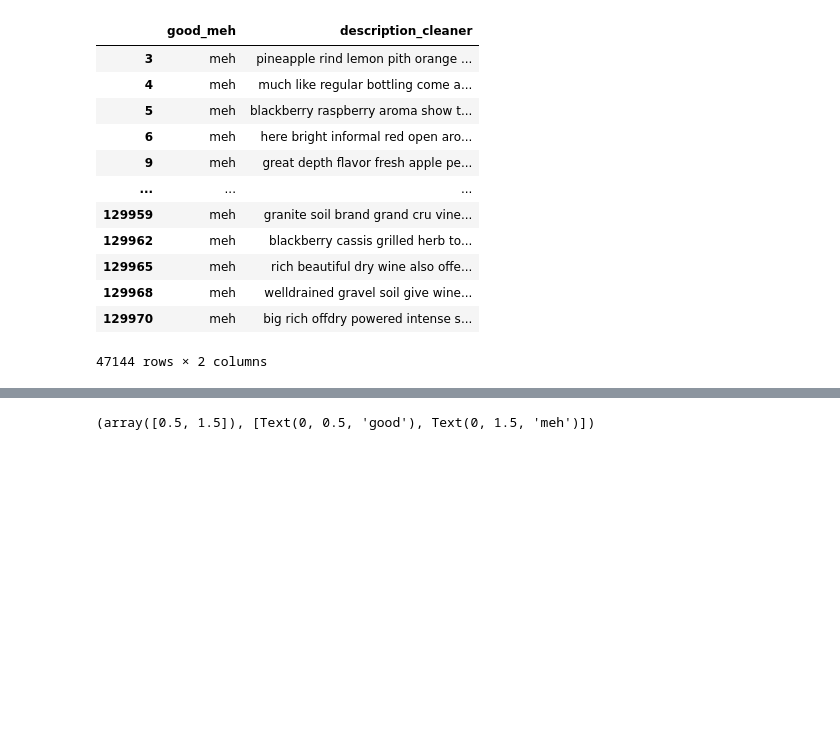
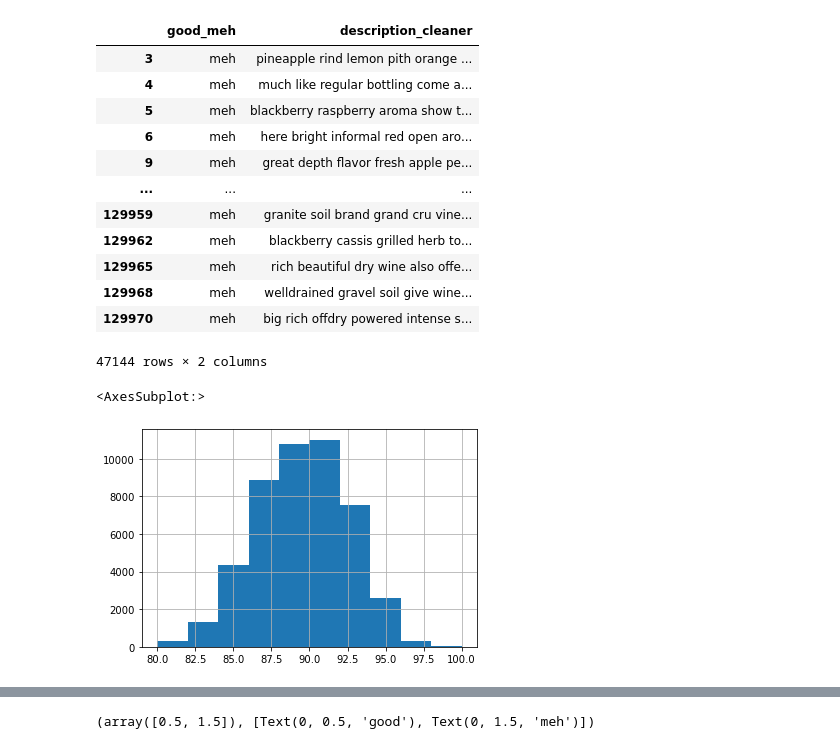
Before and after one commit to rahilanath/Final_Project, a Jupyter notebook: text_analysis.ipynb, the cells around one changed output, grey strips where cells are left out. Saved outputs shown, nothing was run; the diff lists cells and outputs as text; code cells hidden in the pictures; blank space fills up the shorter version.

```diff
--- a/text_analysis.ipynb
+++ b/text_analysis.ipynb
@@ -292,6 +292,11 @@ dtf
 | 129968 | meh | welldrained gravel soil give wine... |
 | 129970 | meh | big rich offdry powered intense s... |
 47144 rows × 2 columns
+# %%
+clean_wines['points'].hist()
+# %% [output]
+<AxesSubplot:>
+[figure, added]
 # %%
 dtf_train, dtf_test = model_selection.train_test_split(dtf, test_size=0.3)
 ## get target
```
Also changed, not shown: parts of 7 cells of this notebook, 4 other files.
